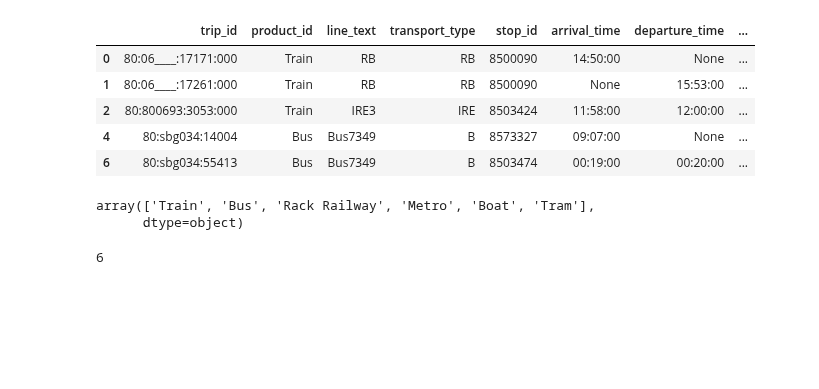
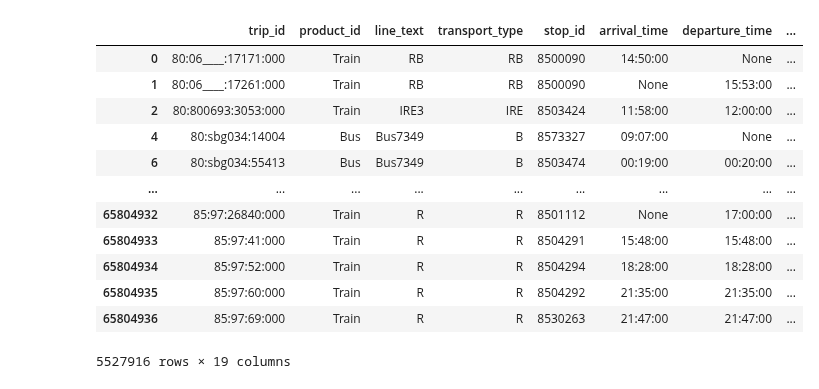
Before and after one commit to com-480-data-visualization/project-2023-choo-choo-data-darlings, a Jupyter notebook: home_table/table_data.ipynb, the cells around one changed output. Drawn from its saved outputs; the diff is of its cells as text; code cells hidden in the pictures; blank space fills up the shorter version.

```diff
--- a/home_table/table_data.ipynb
+++ b/home_table/table_data.ipynb
@@ -12,11 +12,18 @@ transport_data = pd.read_parquet(DATA_PATH)
 # %%
 transport_df = pd.DataFrame(transport_data)
 # %%
-transport_df.head()
+transport_df
 # %% [output]
 |  | trip_id | product_id | line_text | transport_type | stop_id | arrival_time | departure_time | ... |
 | 0 | 80:06____:17171:000 | Train | RB | RB | 8500090 | 14:50:00 | None | ... |
 | 1 | 80:06____:17261:000 | Train | RB | RB | 8500090 | None | 15:53:00 | ... |
 | 2 | 80:800693:3053:000 | Train | IRE3 | IRE | 8503424 | 11:58:00 | 12:00:00 | ... |
 | 4 | 80:sbg034:14004 | Bus | Bus7349 | B | 8573327 | 09:07:00 | None | ... |
 | 6 | 80:sbg034:55413 | Bus | Bus7349 | B | 8503474 | 00:19:00 | 00:20:00 | ... |
+| ... | ... | ... | ... | ... | ... | ... | ... | ... |
+| 65804932 | 85:97:26840:000 | Train | R | R | 8501112 | None | 17:00:00 | ... |
+| 65804933 | 85:97:41:000 | Train | R | R | 8504291 | 15:48:00 | 15:48:00 | ... |
+| 65804934 | 85:97:52:000 | Train | R | R | 8504294 | 18:28:00 | 18:28:00 | ... |
+| 65804935 | 85:97:60:000 | Train | R | R | 8504292 | 21:35:00 | 21:35:00 | ... |
+| 65804936 | 85:97:69:000 | Train | R | R | 8530263 | 21:47:00 | 21:47:00 | ... |
+5527916 rows × 19 columns
@@ -25,9 +29,0 @@ unique_product_ids = transport_df['product_id'].unique()
-# %%
-unique_product_ids
-# %% [output]
-array(['Train', 'Bus', 'Rack Railway', 'Metro', 'Boat', 'Tram'],
-      dtype=object)
-# %%
-len(unique_product_ids)
-# %% [output]
-6
```
Also changed, not shown: parts of 26 cells of this notebook, 1 other file.
